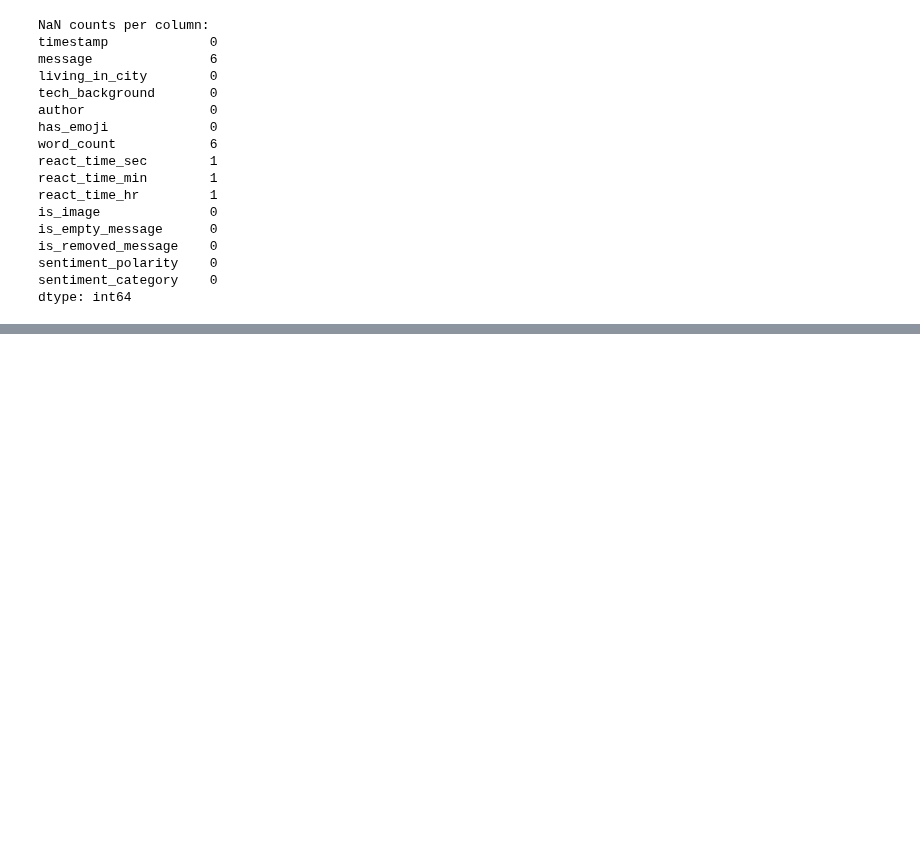
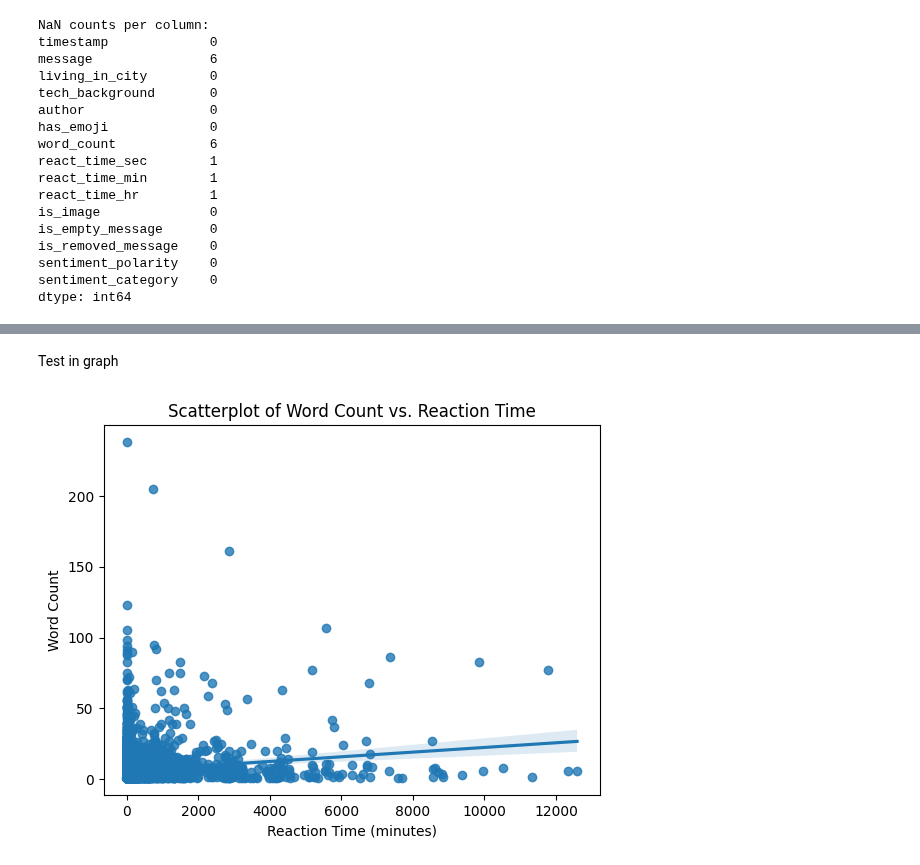
Before and after one commit to bashoogeventerink-max/DAV, a Jupyter notebook: notebooks/04-correlation.ipynb, the cells around one changed output, grey strips where cells are left out. Cells and saved outputs as stored; diff of their text form; code cells hidden in the pictures; blank space fills up the shorter version.

```diff
--- a/notebooks/04-correlation.ipynb
+++ b/notebooks/04-correlation.ipynb
@@ -272,0 +378,21 @@ The p-value is: nan
+# %% [markdown]
+Test in graph
+# %%
+# Drop the records (rows) where 'word_count' is NaN
+df_cleaned = df.dropna(subset=['word_count', 'react_time_min'])
+
+# Create the scatterplot with a line of best fit
+sns.regplot(x='react_time_min', y='word_count', data=df)
+
+# Set the title and labels
+plt.title('Scatterplot of Word Count vs. Reaction Time')
+plt.xlabel('Reaction Time (minutes)')
+plt.ylabel('Word Count')
+
+# Display the plot
+plt.show()
+
+# If you want to save the plot instead of displaying it
+# plt.savefig('scatterplot_with_line_of_best_fit.png')
+# %% [output]
+[figure, added]
```
Also changed, not shown: parts of 17 cells of this notebook, 4 other files.
